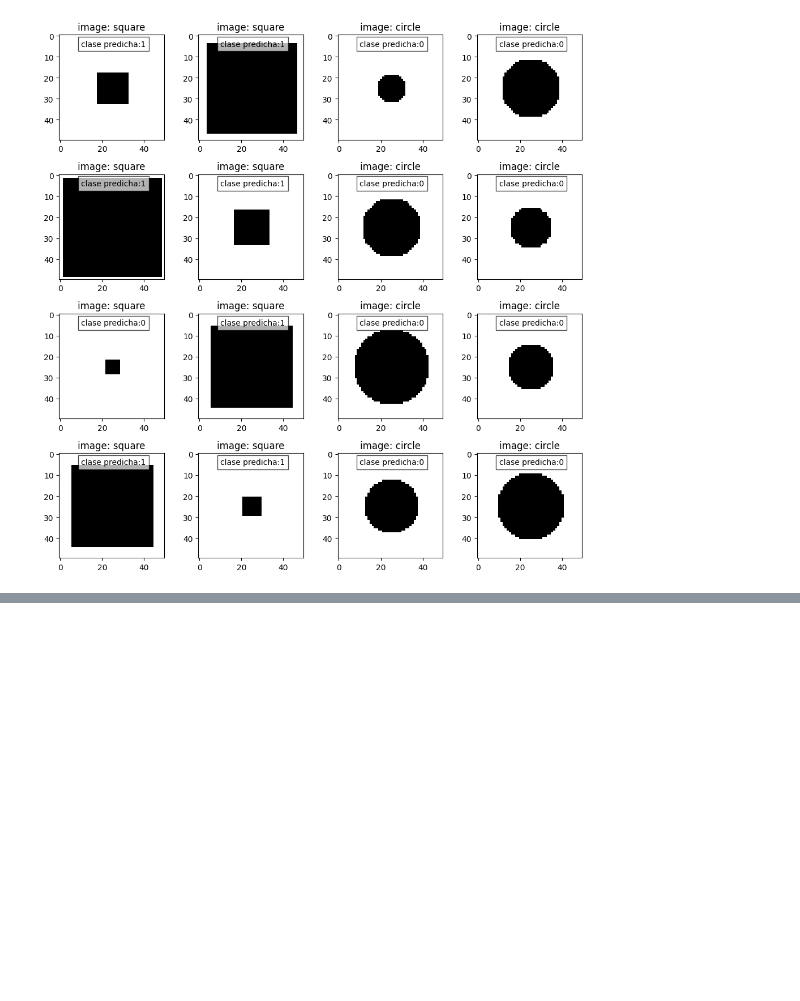
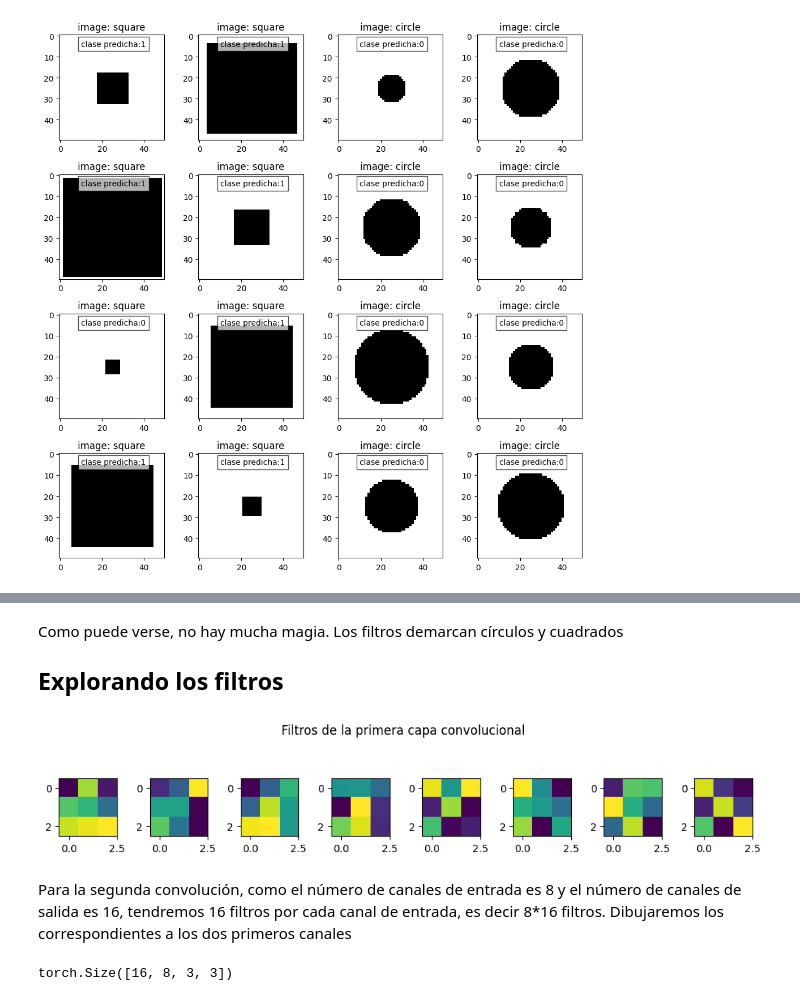
Before and after one commit to sebastlop/series-temporales-machine-learning, a Jupyter notebook: Apuntes/Tema-6/Tema-6.3.1-redes-convolucionales.ipynb, the cells around one changed output, grey strips where cells are left out. Saved outputs shown, nothing was run; the diff lists cells and outputs as text; code cells hidden in the pictures; blank space fills up the shorter version.

```diff
--- a/Apuntes/Tema-6/Tema-6.3.1-redes-convolucionales.ipynb
+++ b/Apuntes/Tema-6/Tema-6.3.1-redes-convolucionales.ipynb
@@ -154,0 +230,21 @@ fig.tight_layout()
+# %% [markdown]
+Como puede verse, no hay mucha magia. Los filtros demarcan círculos y cuadrados
+
+## Explorando los filtros
+# %%
+fig, axs = plt.subplots(1,8, figsize = (10,2))
+i=0
+fig.suptitle('Filtros de la primera capa convolucional')
+for p in modelito.conv1.weight:
+    axs[i].imshow(p.detach().numpy().reshape(3,3))
+    i +=1
+fig.tight_layout()
+# %% [output]
+[figure, added]
+# %% [markdown]
+Para la segunda convolución, como el número de canales de entrada es 8 y el número de canales de salida es 16, tendremos 16 filtros por cada canal de entrada, es decir 8*16 filtros.
+Dibujaremos los correspondientes a los dos primeros canales
+# %%
+modelito.conv2.weight.shape
+# %% [output]
+torch.Size([16, 8, 3, 3])
```
Also changed, not shown: parts of 7 cells of this notebook.
